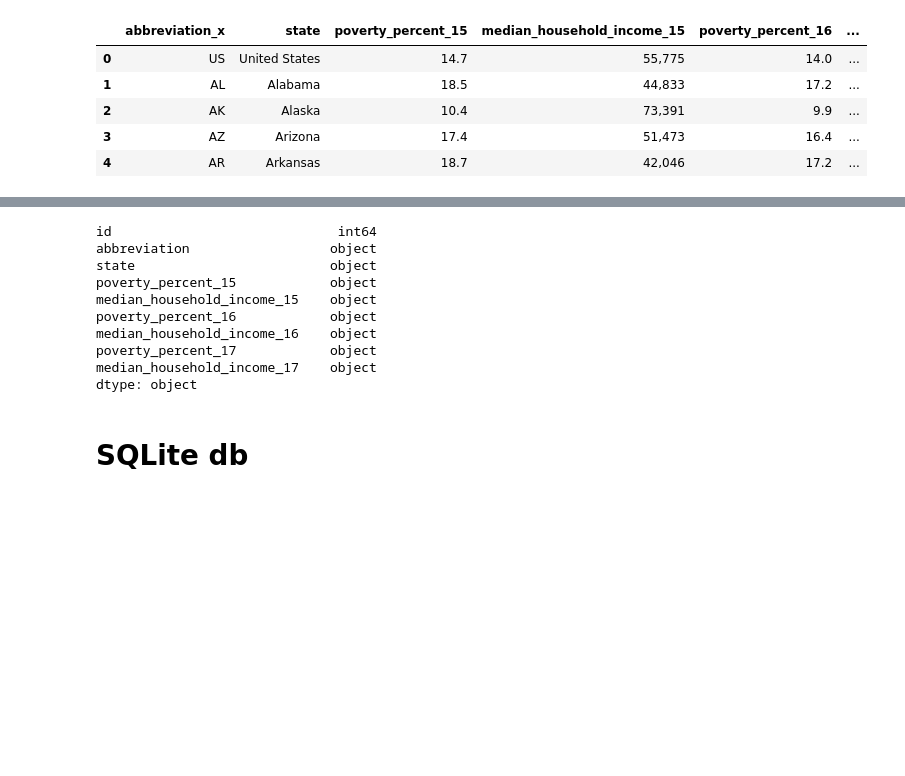
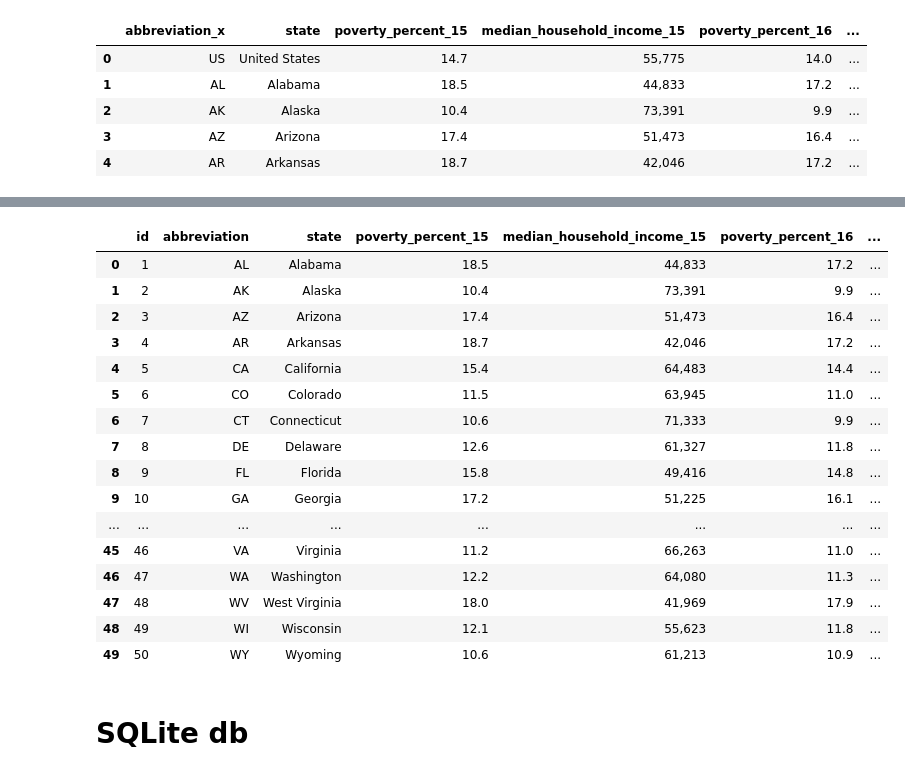
Before and after one commit to IsabellaAguilera/Predictors_of_Depression, a Jupyter notebook: IsabellaA/Income_Poverty_Files/state_income_poverty.ipynb, the cells around one changed output, grey strips where cells are left out. Saved outputs shown, nothing was run; the diff lists cells and outputs as text; code cells hidden in the pictures; blank space fills up the shorter version.

```diff
--- a/IsabellaA/Income_Poverty_Files/state_income_poverty.ipynb
+++ b/IsabellaA/Income_Poverty_Files/state_income_poverty.ipynb
@@ -277,0 +294,4 @@ state_final_df.head()
+# %%
+file='statelatlong.csv'
+latlong_df=pd.read_csv(file)
+latlong_df
@@ -277,0 +316,2 @@ state_final_df.head()
+# %%
+latlong_df=latlong_df.drop([8])
@@ -278,16 +348,27 @@ state_final_df.head()
+# %%
+latlong_df=latlong_df.rename(columns={"City":"state","Latitude":"latitude","Longitude":"longitude"})
+# %%
+state_final_df=pd.merge(state_final_df,latlong_df,on='state')
 # %%
-state_final_df.dtypes
+state_final_df
 # %% [output]
-id                             int64
-abbreviation                  object
-state                         object
-poverty_percent_15            object
-median_household_income_15    object
-poverty_percent_16            object
-median_household_income_16    object
-poverty_percent_17            object
-median_household_income_17    object
-dtype: object
+|  | id | abbreviation | state | poverty_percent_15 | median_household_income_15 | poverty_percent_16 | ... |
+| 0 | 1 | AL | Alabama | 18.5 | 44,833 | 17.2 | ... |
+| 1 | 2 | AK | Alaska | 10.4 | 73,391 | 9.9 | ... |
+| 2 | 3 | AZ | Arizona | 17.4 | 51,473 | 16.4 | ... |
+| 3 | 4 | AR | Arkansas | 18.7 | 42,046 | 17.2 | ... |
+| 4 | 5 | CA | California | 15.4 | 64,483 | 14.4 | ... |
+| 5 | 6 | CO | Colorado | 11.5 | 63,945 | 11.0 | ... |
+| 6 | 7 | CT | Connecticut | 10.6 | 71,333 | 9.9 | ... |
+| 7 | 8 | DE | Delaware | 12.6 | 61,327 | 11.8 | ... |
+| 8 | 9 | FL | Florida | 15.8 | 49,416 | 14.8 | ... |
+| 9 | 10 | GA | Georgia | 17.2 | 51,225 | 16.1 | ... |
+| ... | ... | ... | ... | ... | ... | ... | ... |
+| 45 | 46 | VA | Virginia | 11.2 | 66,263 | 11.0 | ... |
+| 46 | 47 | WA | Washington | 12.2 | 64,080 | 11.3 | ... |
+| 47 | 48 | WV | West Virginia | 18.0 | 41,969 | 17.9 | ... |
+| 48 | 49 | WI | Wisconsin | 12.1 | 55,623 | 11.8 | ... |
+| 49 | 50 | WY | Wyoming | 10.6 | 61,213 | 10.9 | ... |
 # %%
 state_final_df.to_csv("state_final.csv")
 # %% [markdown]
```
Also changed, not shown: parts of 11 cells of this notebook, 6 other files.
